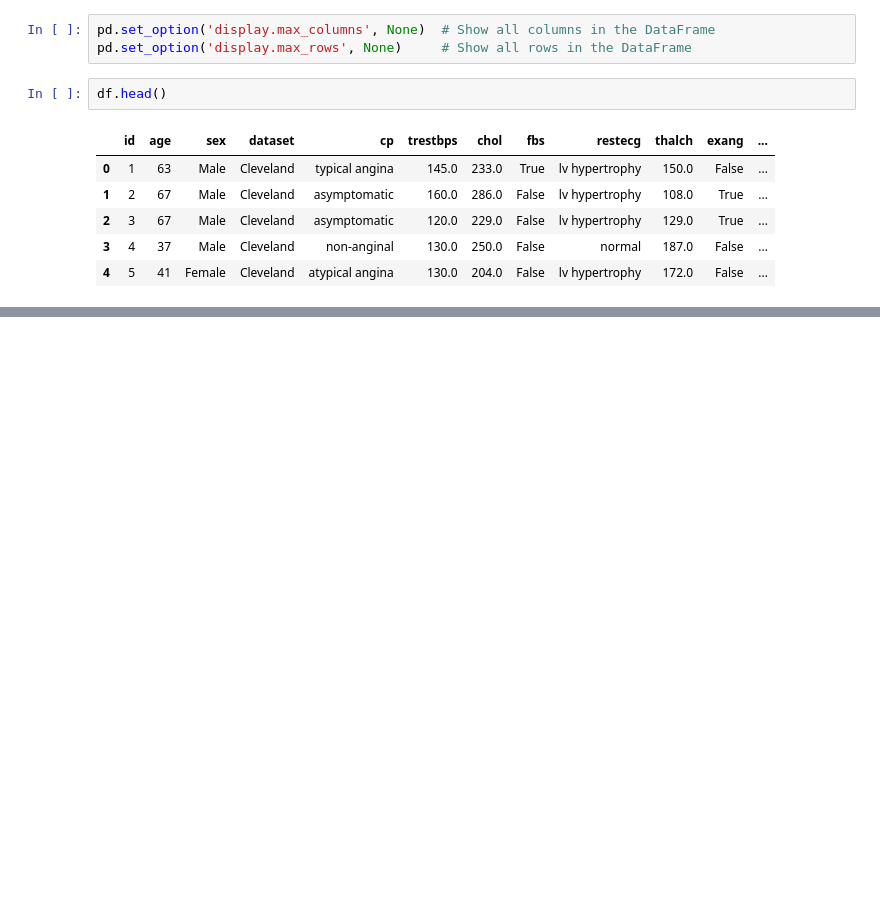
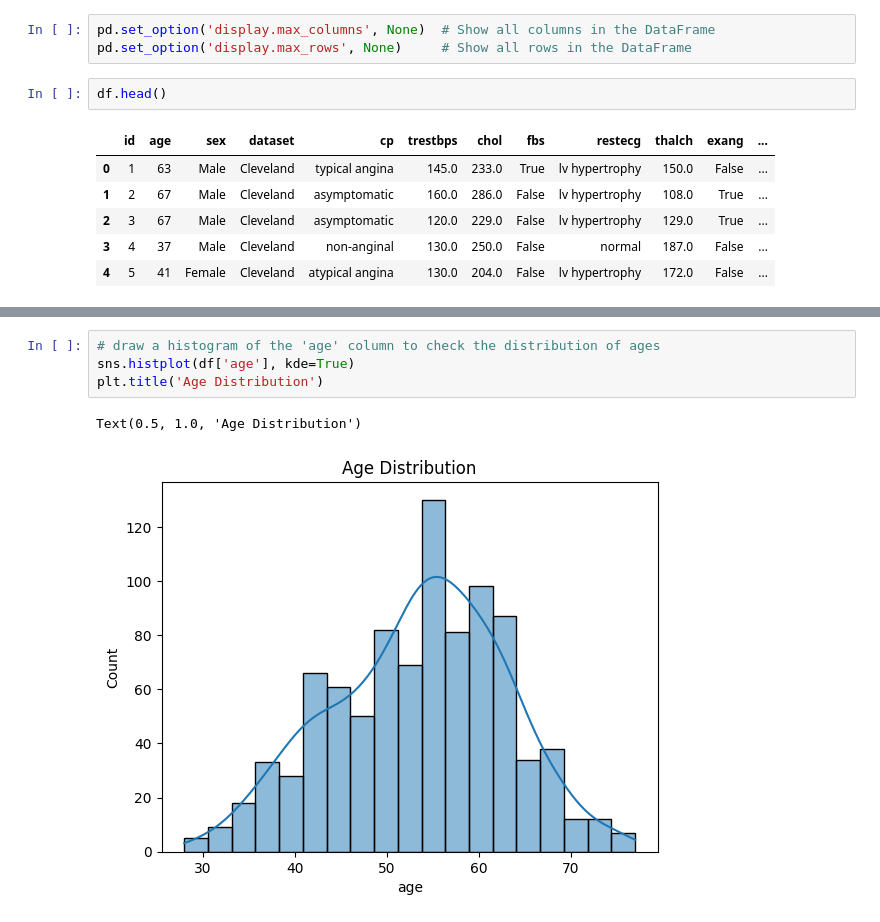
Before and after one commit to TabarakAllahKhan/ai-ml-internship, a Jupyter notebook: Task_3_heart_disease/heart_disease.ipynb, the cells around one changed output, grey strips where cells are left out. Saved outputs shown, nothing was run; the diff lists cells and outputs as text; blank space fills up the shorter version.

Commit message:
drawing histogram

```diff
--- a/Task_3_heart_disease/heart_disease.ipynb
+++ b/Task_3_heart_disease/heart_disease.ipynb
@@ -130,0 +103,7 @@ sns.heatmap(df.isnull(), cmap='viridis', cbar=False)
+# %%
+# draw a histogram of the 'age' column to check the distribution of ages
+sns.histplot(df['age'], kde=True)
+plt.title('Age Distribution')
+# %% [output]
+Text(0.5, 1.0, 'Age Distribution')
+[figure, added]
```
Also changed, not shown: parts of 14 cells of this notebook.
